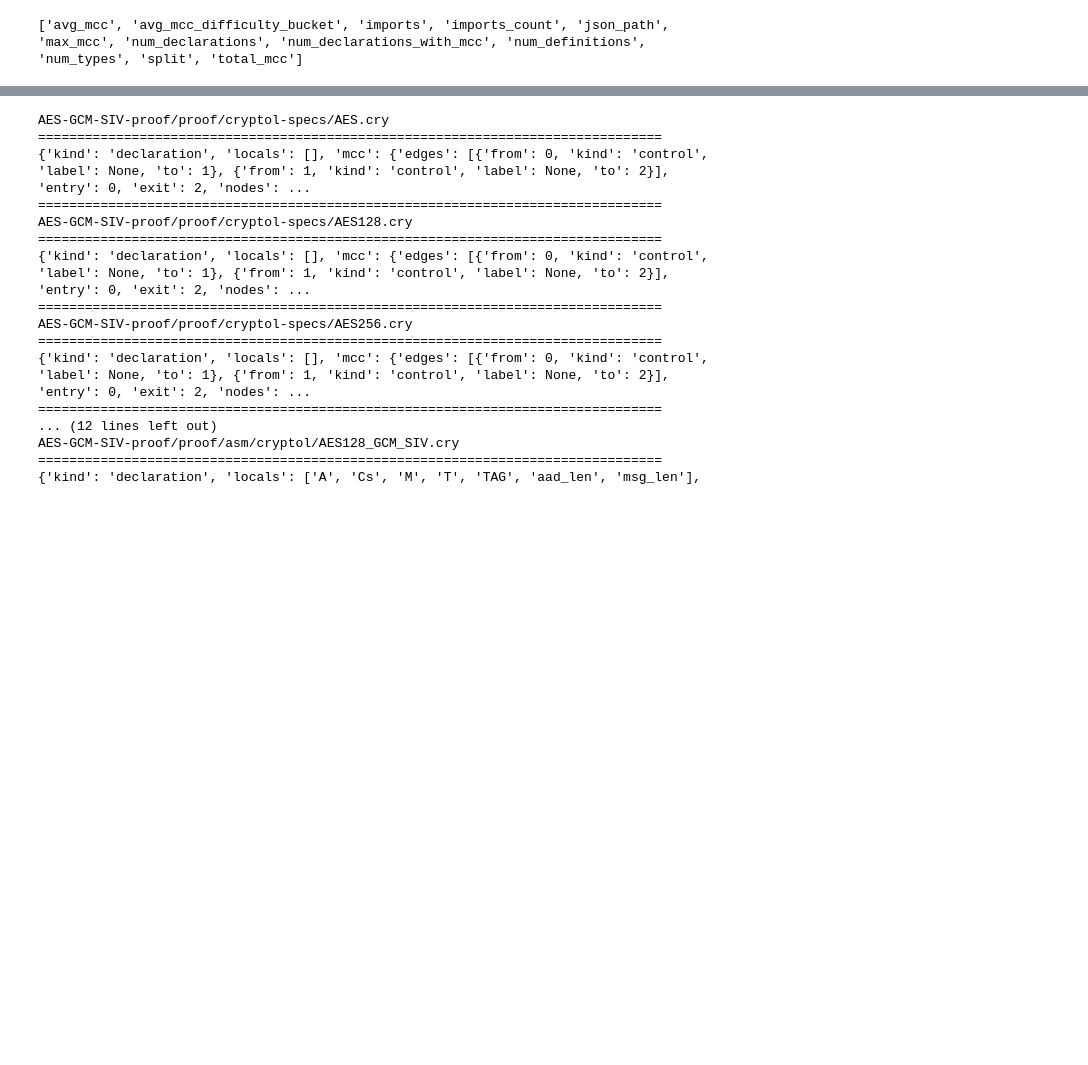
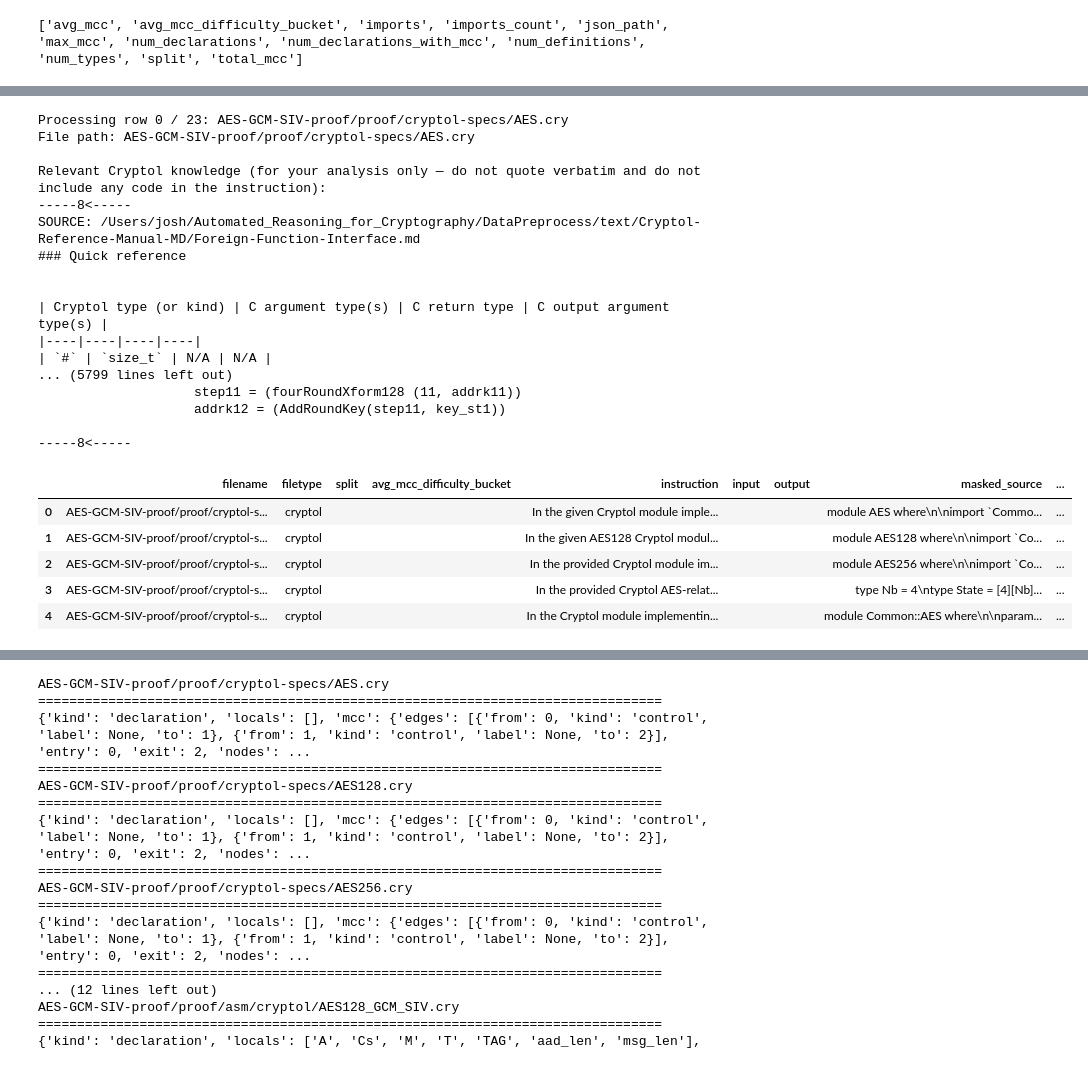
Before and after one commit to jo5huar3/DataPreprocess, a Jupyter notebook: notebooks/06B_Generate-MASK_DEF-Examples.ipynb, the cells around one changed output, grey strips where cells are left out. Saved outputs shown, nothing was run; the diff lists cells and outputs as text; code cells hidden in the pictures; blank space fills up the shorter version.

```diff
--- a/notebooks/06B_Generate-MASK_DEF-Examples.ipynb
+++ b/notebooks/06B_Generate-MASK_DEF-Examples.ipynb
@@ -58 +74,52 @@ template = TemplateBundle(
+# %%
+from src.agent.generate import ModelConfig, TemplateBundle, iter_call_masked_instruction_pydantic_ai, build_prompt_call_pydantic_ai
+
+
+file_cache_path = Path(f"cache/alpaca_instruct_cache/SFT_{VARIATION}_Masked_Instruction_{VERSION}.jsonl")
+file_cache_path.parent.mkdir(parents=True, exist_ok=True)  # create dirs if missing
+
+#test_df = source_code_df.sample(10, random_state=42).reset_index(drop=True)
+
+modelConfig = ModelConfig(
+    model="openai:gpt-5.1",
+    retries=2
+)
+
+template = TemplateBundle(
+    spec_system="system_spec_masked_instruction.j2",
+    spec_user="user_spec_masked_instruction.j2"
+)
+
+result = iter_call_masked_instruction_pydantic_ai(
+    masked_df,
+    model_cfg=modelConfig,
+    spec_templates=template,
+    input_mode="none",
+    file_cache_path=file_cache_path
+)
+result.head()
+# %% [output]
+Processing row 0 / 23: AES-GCM-SIV-proof/proof/cryptol-specs/AES.cry
+File path: AES-GCM-SIV-proof/proof/cryptol-specs/AES.cry
+
+Relevant Cryptol knowledge (for your analysis only — do not quote verbatim and do not include any code in the instruction):
+-----8<-----
+SOURCE: /Users/josh/Automated_Reasoning_for_Cryptography/DataPreprocess/text/Cryptol-Reference-Manual-MD/Foreign-Function-Interface.md
+### Quick reference
+
+
+| Cryptol type (or kind) | C argument type(s) | C return type | C output argument type(s) |
+|----|----|----|----|
+| `#` | `size_t` | N/A | N/A |
+... (5799 lines left out)
+                    step11 = (fourRoundXform128 (11, addrk11))
+                    addrk12 = (AddRoundKey(step11, key_st1))
+
+-----8<-----
+|  | filename | filetype | split | avg_mcc_difficulty_bucket | instruction | input | output | masked_source | ... |
+| 0 | AES-GCM-SIV-proof/proof/cryptol-s... | cryptol |  |  | In the given Cryptol module imple... |  |  | module AES where\n\nimport `Commo... | ... |
+| 1 | AES-GCM-SIV-proof/proof/cryptol-s... | cryptol |  |  | In the given AES128 Cryptol modul... |  |  | module AES128 where\n\nimport `Co... | ... |
+| 2 | AES-GCM-SIV-proof/proof/cryptol-s... | cryptol |  |  | In the provided Cryptol module im... |  |  | module AES256 where\n\nimport `Co... | ... |
+| 3 | AES-GCM-SIV-proof/proof/cryptol-s... | cryptol |  |  | In the provided Cryptol AES-relat... |  |  | type Nb = 4\ntype State = [4][Nb]... | ... |
+| 4 | AES-GCM-SIV-proof/proof/cryptol-s... | cryptol |  |  | In the Cryptol module implementin... |  |  | module Common::AES where\n\nparam... | ... |
 # %%
```
Also changed, not shown: parts of 5 cells of this notebook, 6 other files.
